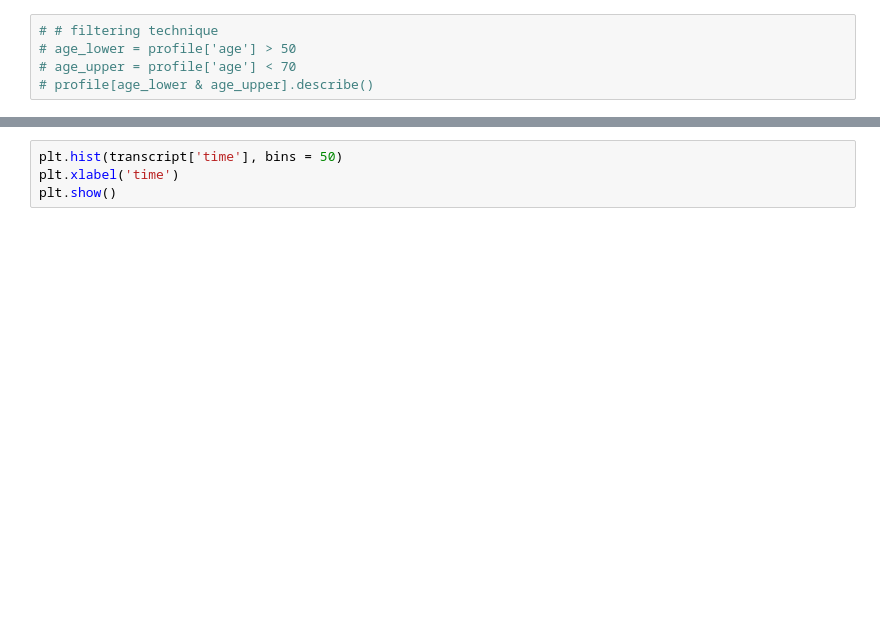
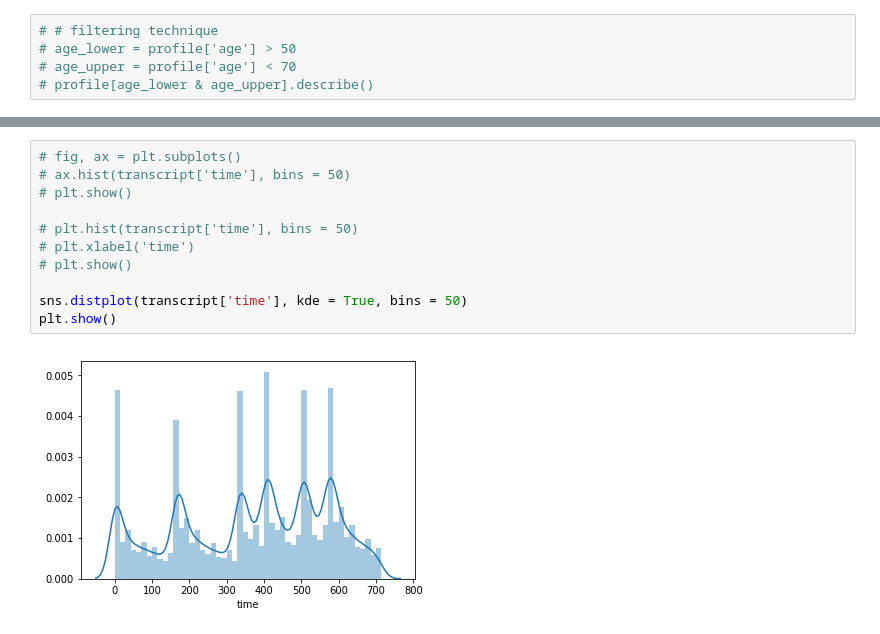
Before and after one commit to tmargary/Starbucks_Capstone, a Jupyter notebook: Starbucks_Capstone_notebook.ipynb, the cells around one changed output, grey strips where cells are left out. Drawn from its saved outputs; the diff is of its cells as text; blank space fills up the shorter version.

```diff
--- a/Starbucks_Capstone_notebook.ipynb
+++ b/Starbucks_Capstone_notebook.ipynb
@@ -149,6 +199,15 @@ transcript['event'].value_counts()
-# %%
-plt.hist(transcript['time'], bins = 50)
-plt.xlabel('time')
-plt.show()
+# %%
+# fig, ax = plt.subplots()
+# ax.hist(transcript['time'], bins = 50)
+# plt.show()
+
+# plt.hist(transcript['time'], bins = 50)
+# plt.xlabel('time')
+# plt.show()
+
+sns.distplot(transcript['time'], kde = True, bins = 50)
+plt.show()
+# %% [output]
+[figure, added]
 # %%
 df.isnull().sum()
```
Also changed, not shown: parts of 14 cells of this notebook.
